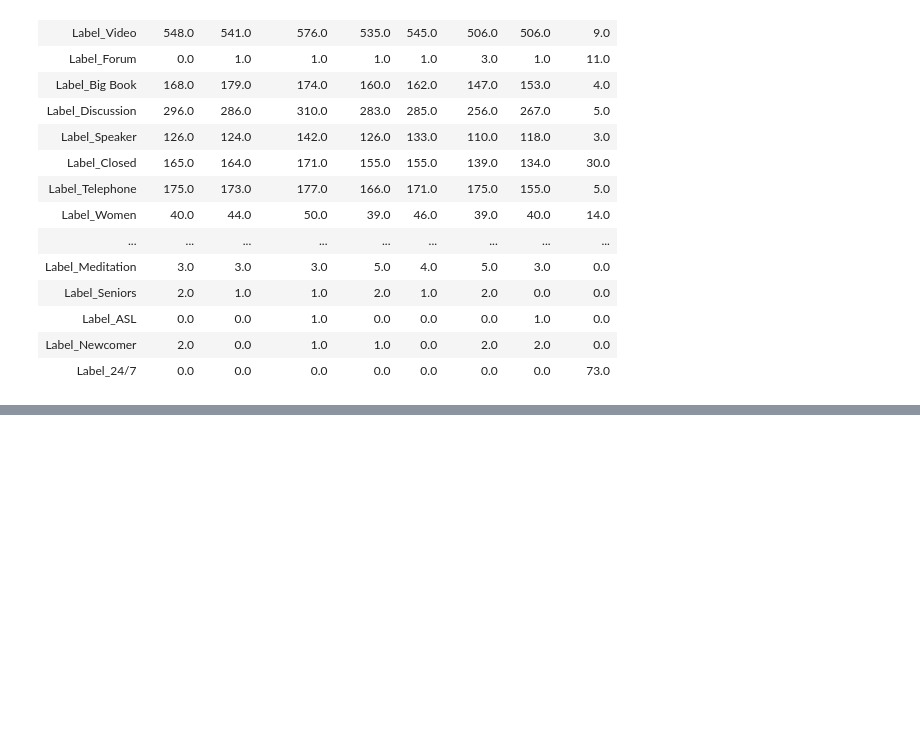
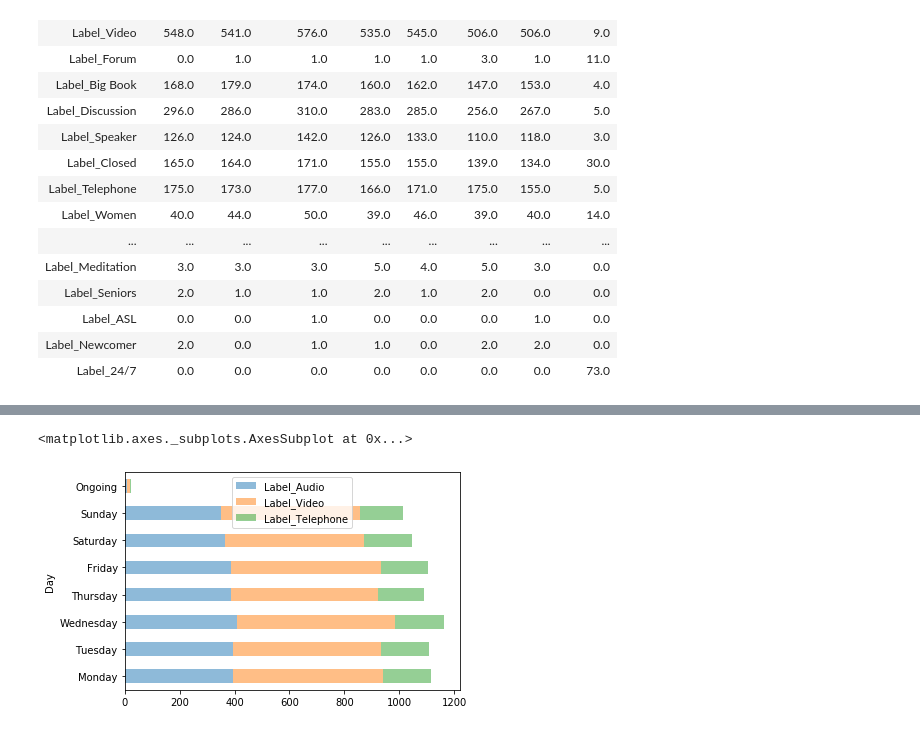
Before and after one commit to zimzoom/virtual-aa-meetings, a Jupyter notebook: 3-EDA.ipynb, the cells around one changed output, grey strips where cells are left out. Drawn from its saved outputs; the diff is of its cells as text; code cells hidden in the pictures; blank space fills up the shorter version.

```diff
--- a/3-EDA.ipynb
+++ b/3-EDA.ipynb
@@ -301,0 +331,5 @@ df.groupby('Day').sum().T
+# %%
+df.groupby('Day').sum().filter(regex='Video|Audio|Telephone').plot.barh(stacked=True, alpha=0.5)
+# %% [output]
+<matplotlib.axes._subplots.AxesSubplot at 0x...>
+[figure, added]
```
Also changed, not shown: parts of 9 cells of this notebook.
